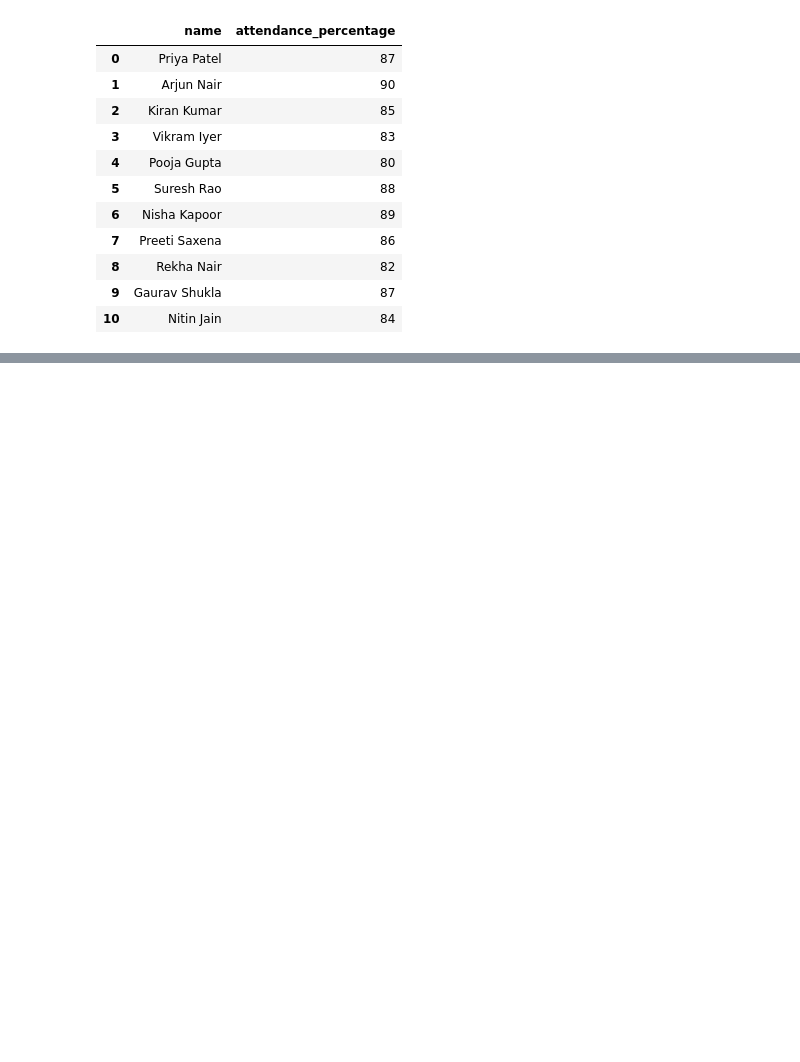
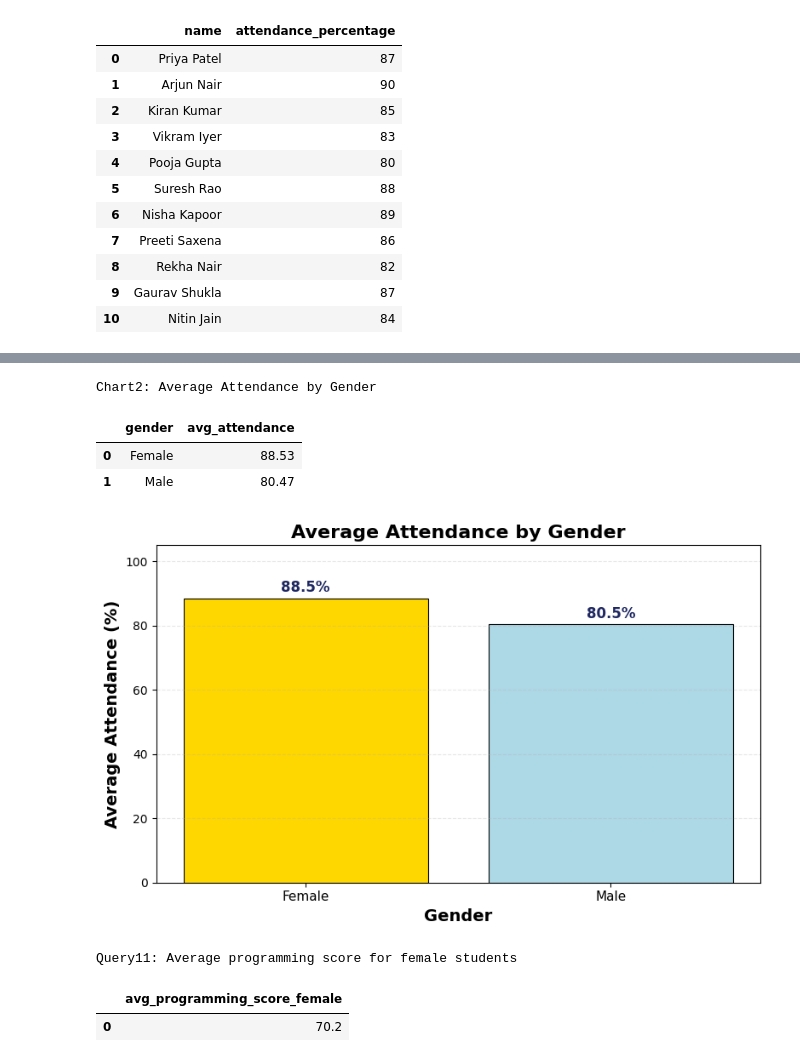
Before and after one commit to sstanishk/tanishk-codeboosters-2026, a Jupyter notebook: Day2/Day_2.ipynb, the cells around one changed output, grey strips where cells are left out. Drawn from its saved outputs; the diff is of its cells as text; code cells hidden in the pictures; blank space fills up the shorter version.

```diff
--- a/Day2/Day_2.ipynb
+++ b/Day2/Day_2.ipynb
@@ -150,0 +267,54 @@ Query6: students with attendance between 80 and 90
+# %%
+chart2_sql="""
+select gender, ROUND(AVG(attendance_percentage), 2) as avg_attendance
+from students
+group by gender
+order by avg_attendance desc
+"""
+chart2_data=run_query(chart2_sql,"Chart2: Average Attendance by Gender")
+
+fig,ax=plt.subplots(figsize=(8, 5))
+bar_colors=["#FFD700", "#ADD8E6"]
+bars=ax.bar(
+    chart2_data["gender"],
+    chart2_data["avg_attendance"],
+    color=bar_colors,
+    edgecolor="black",
+    linewidth=0.8)
+
+for bar in bars:
+  height=bar.get_height()
+  ax.text(
+      bar.get_x()+bar.get_width()/2,
+      height+0.8,
+      f'{height:.1f}%',
+      ha='center',va='bottom',
+      fontsize=12,fontweight='bold',
+      color='#1E2761'
+      )
+
+ax.set_title('Average Attendance by Gender',fontsize=16,fontweight='bold')
+ax.set_xlabel('Gender',fontsize=14,fontweight='bold')
+ax.set_ylabel('Average Attendance (%)',fontsize=14,fontweight='bold')
+ax.set_ylim(0,105)
+ax.tick_params(axis='x',labelsize=11)
+ax.grid(axis='y',linestyle='--',alpha=0.3)
+plt.tight_layout()
+plt.show()
+# %% [output]
+Chart2: Average Attendance by Gender
+|  | gender | avg_attendance |
+| 0 | Female | 88.53 |
+| 1 | Male | 80.47 |
+[figure, added]
+# %%
+query11="""
+select ROUND(AVG(programming_score), 2) as avg_programming_score_female
+from students
+where gender = 'Female'
+"""
+result=run_query(query11,"Query11: Average programming score for female students")
+# %% [output]
+Query11: Average programming score for female students
+|  | avg_programming_score_female |
+| 0 | 70.2 |
```
Also changed, not shown: parts of 7 cells of this notebook.
